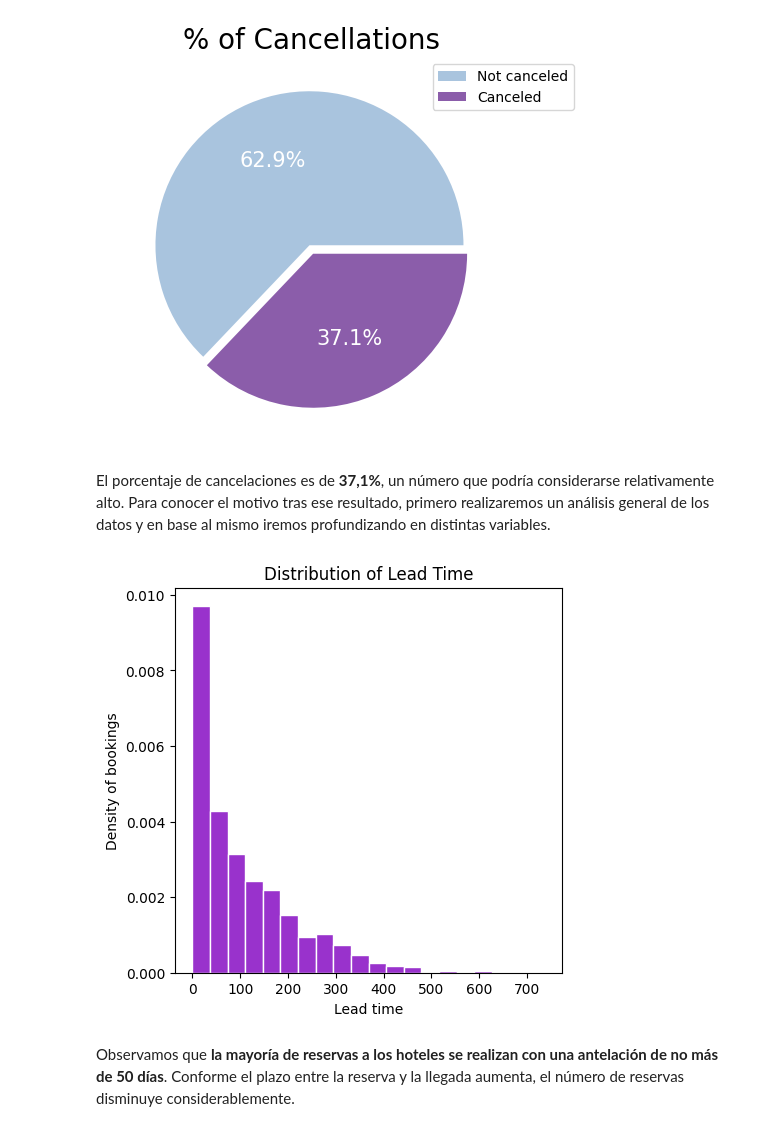
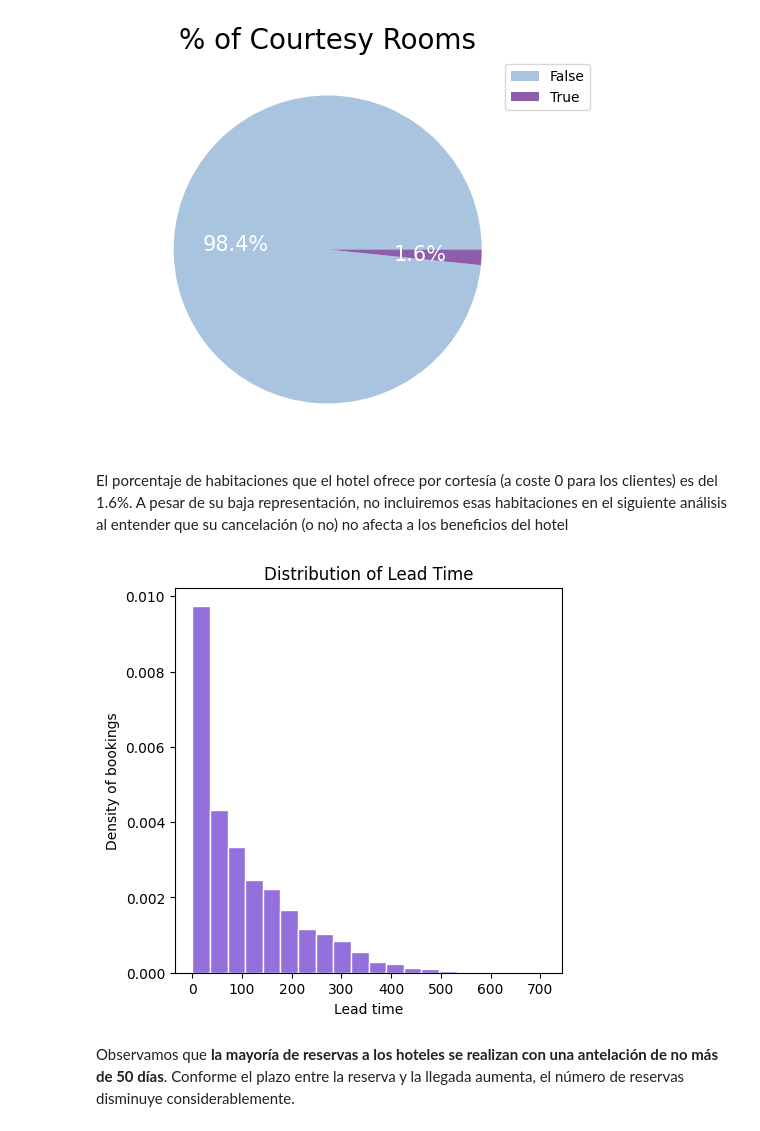
Before and after one commit to marinaescobar/proyecto-da-promo-G-modulo-4-team-4, a Jupyter notebook: report_marina.ipynb, the cells around one changed output. Drawn from its saved outputs; the diff is of its cells as text; code cells hidden in the pictures.

```diff
--- a/report_marina.ipynb
+++ b/report_marina.ipynb
@@ -18,8 +18,8 @@ df.head(5)
 | 3 | Resort Hotel | False | 13 | 27 | 0 | 1 | ... |
 | 4 | Resort Hotel | False | 14 | 28 | 0 | 2 | ... |
 # %%
-vis.pie(df['is_canceled'].value_counts(), ['Not canceled', 'Canceled'], 15, 'white', df, 'BuPu', '% of Cancellations', 'Black', 20, 0.03, (5,5))
+vis.pie(df['courtesy'].value_counts(), df['courtesy'].value_counts().index, 15, 'white', df, 'BuPu', '% of Courtesy Rooms', 'Black', 20, 0, (5,5))
 # %% [output]
-[figure, old version]
+[figure, new version]
-# %% [markdown]
-El porcentaje de cancelaciones es de **37,1%**, un número que podría considerarse relativamente alto. Para conocer el motivo tras ese resultado, primero realizaremos un análisis general de los datos y en base al mismo iremos profundizando en distintas variables.
+# %% [markdown]
+El porcentaje de habitaciones que el hotel ofrece por cortesía (a coste 0 para los clientes) es del 1.6%. A pesar de su baja representación, no incluiremos esas habitaciones en el siguiente análisis al entender que su cancelación (o no) no afecta a los beneficios del hotel
@@ -26,7 +28,7 @@ El porcentaje de cancelaciones es de **37,1%**, un número que podría considera
 # %%
-vis.hist('lead_time', df, 'darkorchid', 'white', True, 20, 'Lead time' , 'Density of bookings', 'Distribution of Lead Time', (5,5))
+vis.hist('lead_time', df, 'mediumpurple', 'white', True, 20, 'Lead time' , 'Density of bookings', 'Distribution of Lead Time', (5,5))
 # %% [output]
-[figure, old version]
+[figure, new version]
 # %% [markdown]
 Observamos que **la mayoría de reservas a los hoteles se realizan con una antelación de no más de 50 días**. Conforme el plazo entre la reserva y la llegada aumenta, el número de reservas disminuye considerablemente.
 # %%
```
Also changed, not shown: parts of 21 cells of this notebook.
